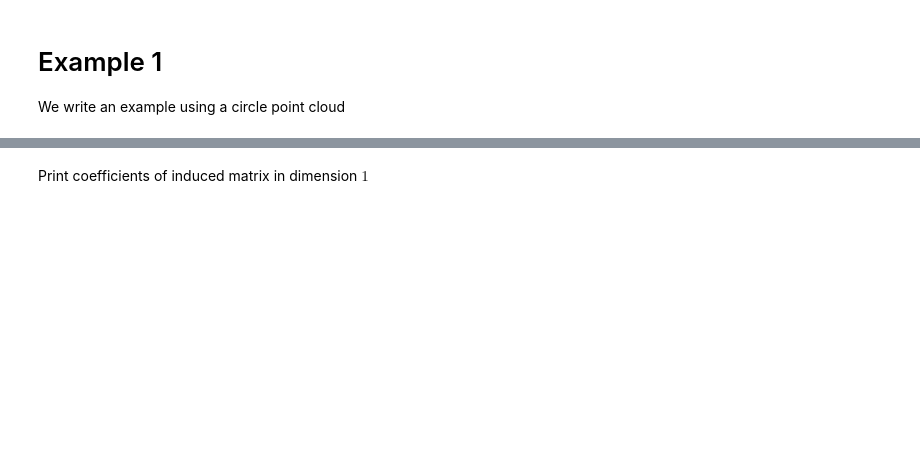
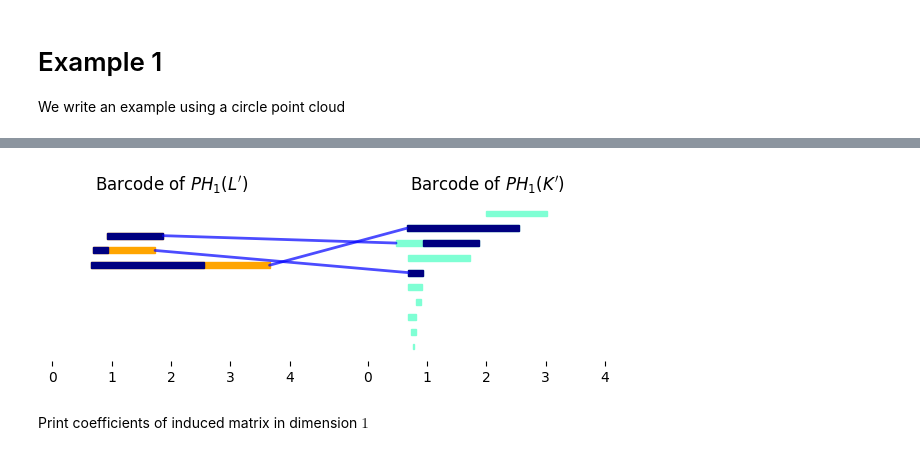
Before and after one commit to Cimagroup/IBloFunMatch, a Jupyter notebook: Notebooks-JoSC/Example-JSC.ipynb, the cells around one changed output, grey strips where cells are left out. Saved outputs shown, nothing was run; the diff lists cells and outputs as text; code cells hidden in the pictures; blank space fills up the shorter version.

```diff
--- a/Notebooks-JoSC/Example-JSC.ipynb
+++ b/Notebooks-JoSC/Example-JSC.ipynb
@@ -40,14 +42,16 @@ plt.savefig(os.path.join(plots_dir, "points_1.png"))
 matching_data = ibfm.get_IBloFunMatch_subset(None, Z, indices_subset, output_dir, num_it=4, max_rad=-1, points=True)
 # %%
 fig, ax = plt.subplots(1,2, figsize=(7,3.5))
-ibfm.plot_matching(matching_data, ax, fig, strengths=False)
+ibfm.plot_matching(matching_data, ax, fig)
 ylim = ax[1].get_ylim()
 diff = 0.5*(ylim[1]-ylim[0])
 ax[0].set_ylim((ylim[0]-diff, ylim[1]-diff))
 ax[0].set_title("Barcode of $PH_1(L')$", fontsize=12)
 ax[1].set_title("Barcode of $PH_1(K')$", fontsize=12)
 plt.tight_layout(pad=5)
 plt.savefig(os.path.join(plots_dir, "matching_1.png"))
+# %% [output]
+[figure, added]
 # %% [markdown]
 Print coefficients of induced matrix in dimension $1$
 # %%
```
Also changed, not shown: parts of 3 cells of this notebook, 3 other files.
